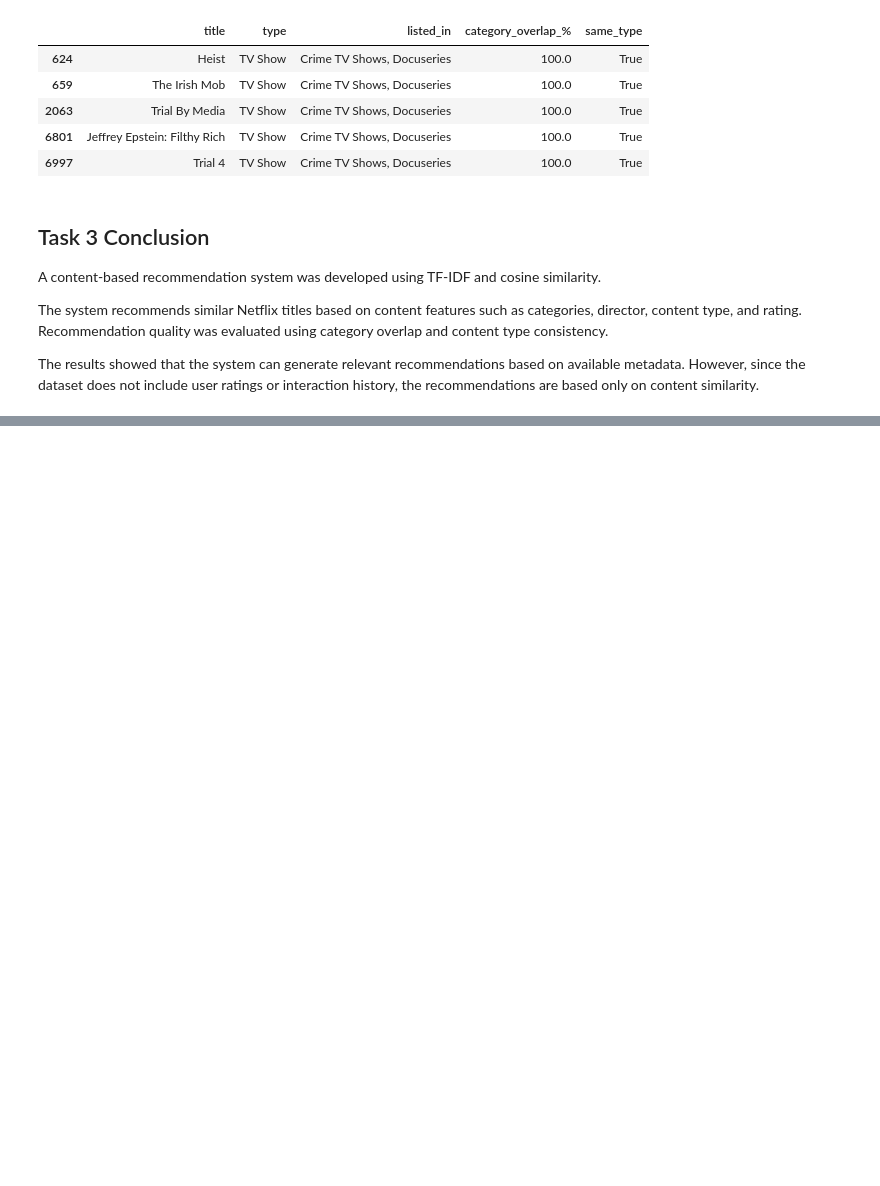
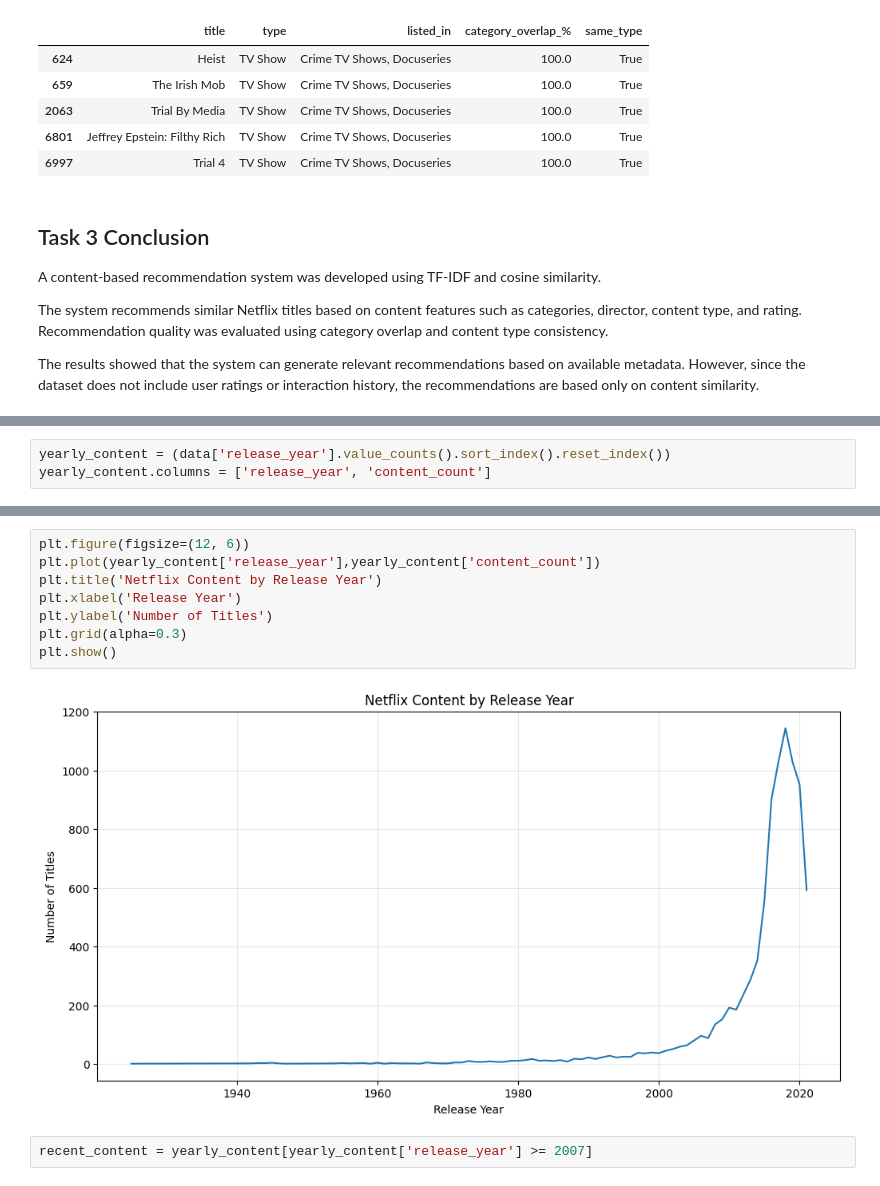
Before and after one commit to ahmedmamdouh111/Netflix-data-science-internship, a Jupyter notebook: Netflix_Data_Science_Internship.ipynb, the cells around one changed output, grey strips where cells are left out. Drawn from its saved outputs; the diff is of its cells as text; blank space fills up the shorter version.

Commit message:
Add Task 4 trend and content type analysis

```diff
--- a/Netflix_Data_Science_Internship.ipynb
+++ b/Netflix_Data_Science_Internship.ipynb
@@ -1124,0 +1180,3 @@ The results showed that the system can generate relevant recommendations based o
+# %%
+yearly_content = (data['release_year'].value_counts().sort_index().reset_index())
+yearly_content.columns = ['release_year', 'content_count']
@@ -1124,0 +1196,12 @@ The results showed that the system can generate relevant recommendations based o
+# %%
+plt.figure(figsize=(12, 6))
+plt.plot(yearly_content['release_year'],yearly_content['content_count'])
+plt.title('Netflix Content by Release Year')
+plt.xlabel('Release Year')
+plt.ylabel('Number of Titles')
+plt.grid(alpha=0.3)
+plt.show()
+# %% [output]
+[figure, added]
+# %%
+recent_content = yearly_content[yearly_content['release_year'] >= 2007]
```
Also changed, not shown: parts of 18 cells of this notebook.
